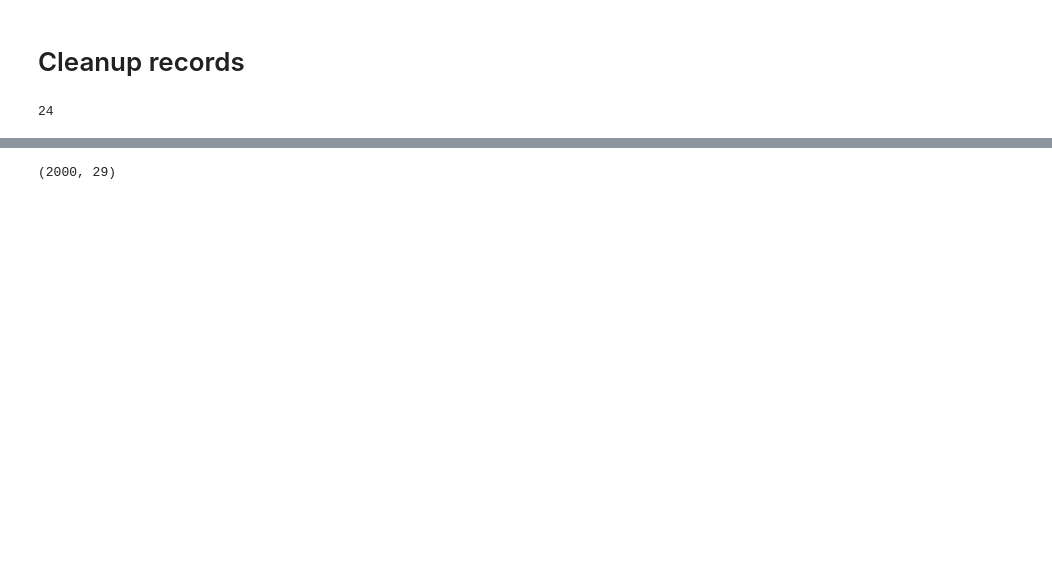
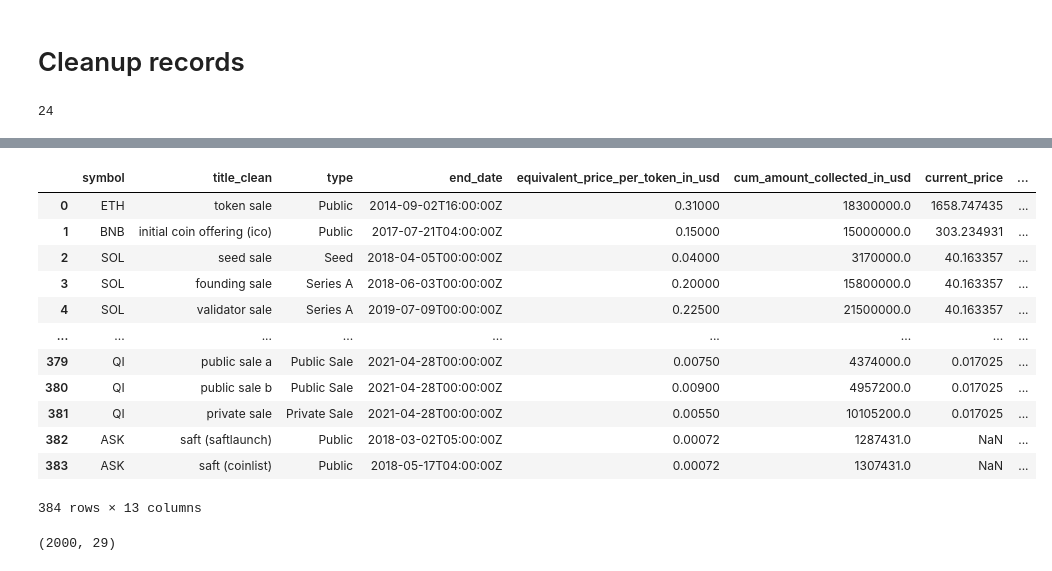
Before and after one commit to Friedrichz/crypto_tooling, a Jupyter notebook: track_vc_tokens.ipynb, the cells around one changed output, grey strips where cells are left out. Cells and saved outputs as stored; diff of their text form; code cells hidden in the pictures; blank space fills up the shorter version.

```diff
--- a/track_vc_tokens.ipynb
+++ b/track_vc_tokens.ipynb
@@ -6,7 +14,11 @@
 from messari.messari import Messari
 import pandas as pd
 import numpy as np
-
+import urllib.request
+import json
+import time
+# API keys
 messari_api_key = "88bbfa31-1b0c-442b-b748-cc13ed2cab1a"
 messari = Messari(messari_api_key)
+nomics_api_key = "91714c15b8333b59ec0806fe9fcf5179410e14b2"
 # %%
@@ -113,6 +226,9 @@ def get_market_data(record):
   pct_changes = {k:v for k,v in record["metrics"]["roi_data"].items() if k in pct_changes_keys}
 
   return dict(
+      symbol = record["symbol"],
+      name = record["name"],
+      link = "https://messari.io/asset/{}".format(record["slug"]),
       current_price = current_price,
       circ_supply = circ_supply,
       liquid_supply = liquid_supply,
@@ -260,0 +354,13 @@ def get_fundraise_data(record, private_sales_rounds_titles_clean=private_sales_r
+# %%
+# Valuations at fundraising event vs current valuation (mcap, fdv)
+print(fdf.shape)
+print(df_mkt_data1.shape)
+
+fvals = fdf.merge(df_mkt_data1, how="left", left_on="symbol", right_on="symbol")
+print(fvals.shape)
+
+# Calc return / valuation delta since fundraise event
+fvals["fdv_at_raise"] = fvals.max_supply * fvals.equivalent_price_per_token_in_usd
+fvals["val_current_delta"] = fvals.fdv_current / fvals.fdv_at_raise -1
+
+fvals.head()
@@ -261,3 +393,20 @@ def get_fundraise_data(record, private_sales_rounds_titles_clean=private_sales_r
+# %%
+fvals[['symbol', 'title_clean', 'type', 'end_date', 'equivalent_price_per_token_in_usd', 'cum_amount_collected_in_usd','current_price',
+       'circulating_supply', 'max_supply', 'first_trade', 'fdv_current', 'fdv_at_raise', 'val_current_delta']]
+# %% [output]
+|  | symbol | title_clean | type | end_date | equivalent_price_per_token_in_usd | cum_amount_collected_in_usd | current_price | ... |
+| 0 | ETH | token sale | Public | 2014-09-02T16:00:00Z | 0.31000 | 18300000.0 | 1658.747435 | ... |
+| 1 | BNB | initial coin offering (ico) | Public | 2017-07-21T04:00:00Z | 0.15000 | 15000000.0 | 303.234931 | ... |
+| 2 | SOL | seed sale | Seed | 2018-04-05T00:00:00Z | 0.04000 | 3170000.0 | 40.163357 | ... |
+| 3 | SOL | founding sale | Series A | 2018-06-03T00:00:00Z | 0.20000 | 15800000.0 | 40.163357 | ... |
+| 4 | SOL | validator sale | Series A | 2019-07-09T00:00:00Z | 0.22500 | 21500000.0 | 40.163357 | ... |
+| ... | ... | ... | ... | ... | ... | ... | ... | ... |
+| 379 | QI | public sale a | Public Sale | 2021-04-28T00:00:00Z | 0.00750 | 4374000.0 | 0.017025 | ... |
+| 380 | QI | public sale b | Public Sale | 2021-04-28T00:00:00Z | 0.00900 | 4957200.0 | 0.017025 | ... |
+| 381 | QI | private sale | Private Sale | 2021-04-28T00:00:00Z | 0.00550 | 10105200.0 | 0.017025 | ... |
+| 382 | ASK | saft (saftlaunch) | Public | 2018-03-02T05:00:00Z | 0.00072 | 1287431.0 | NaN | ... |
+| 383 | ASK | saft (coinlist) | Public | 2018-05-17T04:00:00Z | 0.00072 | 1307431.0 | NaN | ... |
+384 rows × 13 columns
 # %%
 # Get final data for all records
 final_records = []
```
Also changed, not shown: parts of 16 cells of this notebook.
